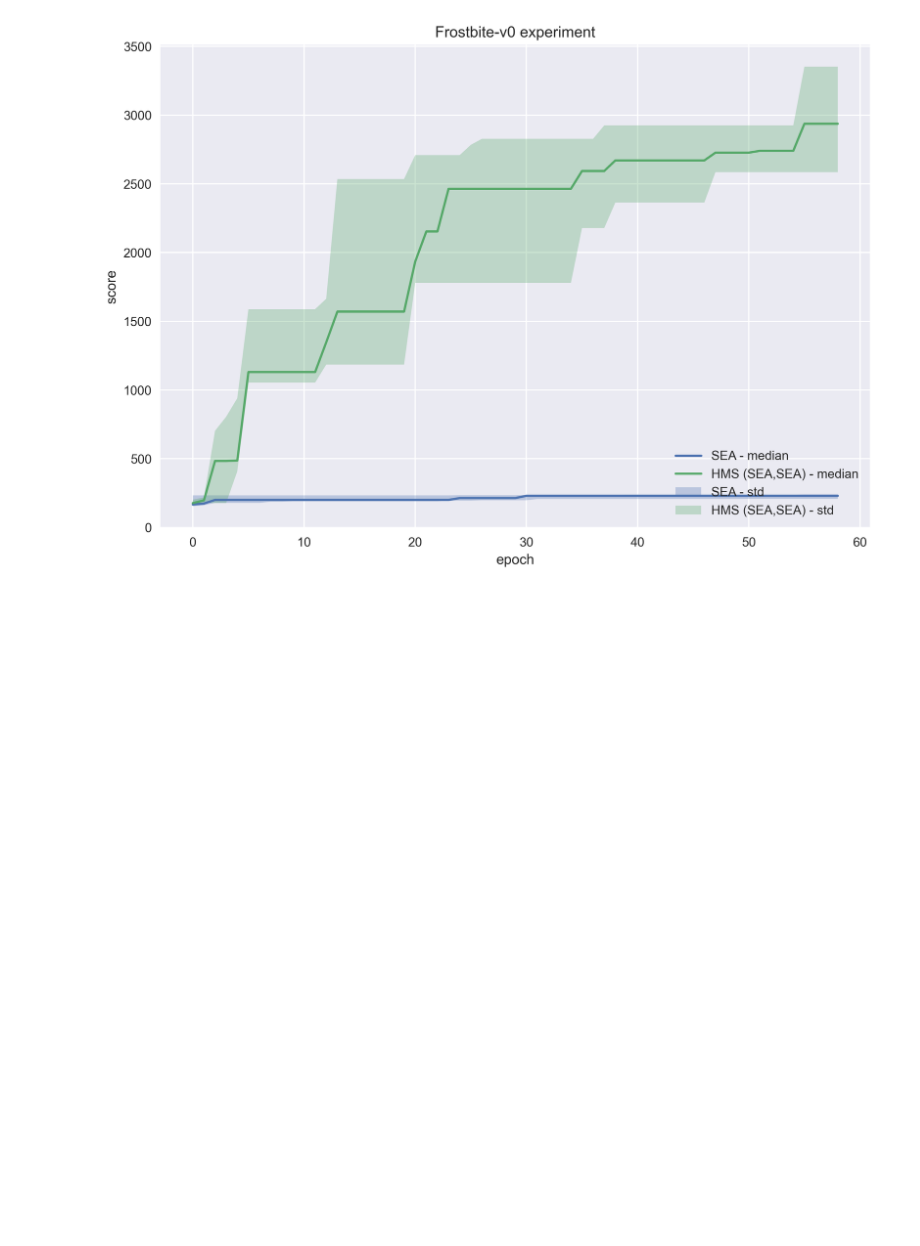
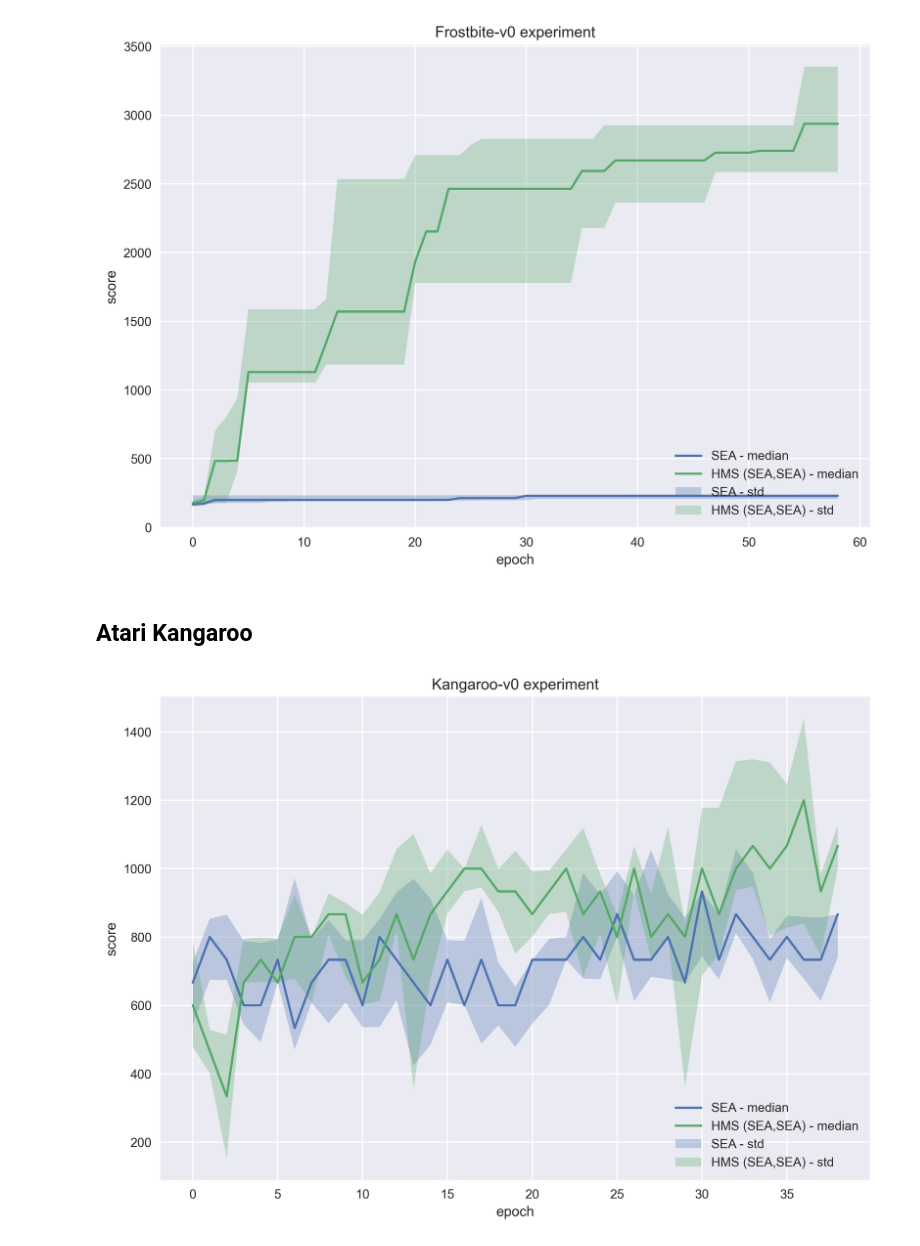
Before and after one commit to mtsokol/hms-neuroevolution, a Jupyter notebook: notebooks/plot_drawing.ipynb, the cells around one changed output. Cells and saved outputs as stored; diff of their text form; code cells hidden in the pictures; blank space fills up the shorter version.

```diff
--- a/notebooks/plot_drawing.ipynb
+++ b/notebooks/plot_drawing.ipynb
@@ -62,3 +62,16 @@ save_path = 'atari_frostbite.png'
 make_plots([basePath + name_1, basePath + name_2], legend, title, save_path, show_tops=True)
 # %% [output]
 [figure]
+# %% [markdown]
+## Atari Kangaroo
+# %%
+basePath = '/Users/mateusz/Downloads/'
+name_1 = 'experiment-2021-03-30--11-10'
+name_2 = 'experiment-2021-03-30--02-09'
+legend = ['SEA - median', 'HMS (SEA,SEA) - median', 'SEA - std', 'HMS (SEA,SEA) - std']
+title = 'Kangaroo-v0 experiment'
+save_path = 'atari_frostbite.png'
+
+make_plots([basePath + name_1, basePath + name_2], legend, title, save_path)
+# %% [output]
+[figure, added]
```
Also changed, not shown: 3 other files.
